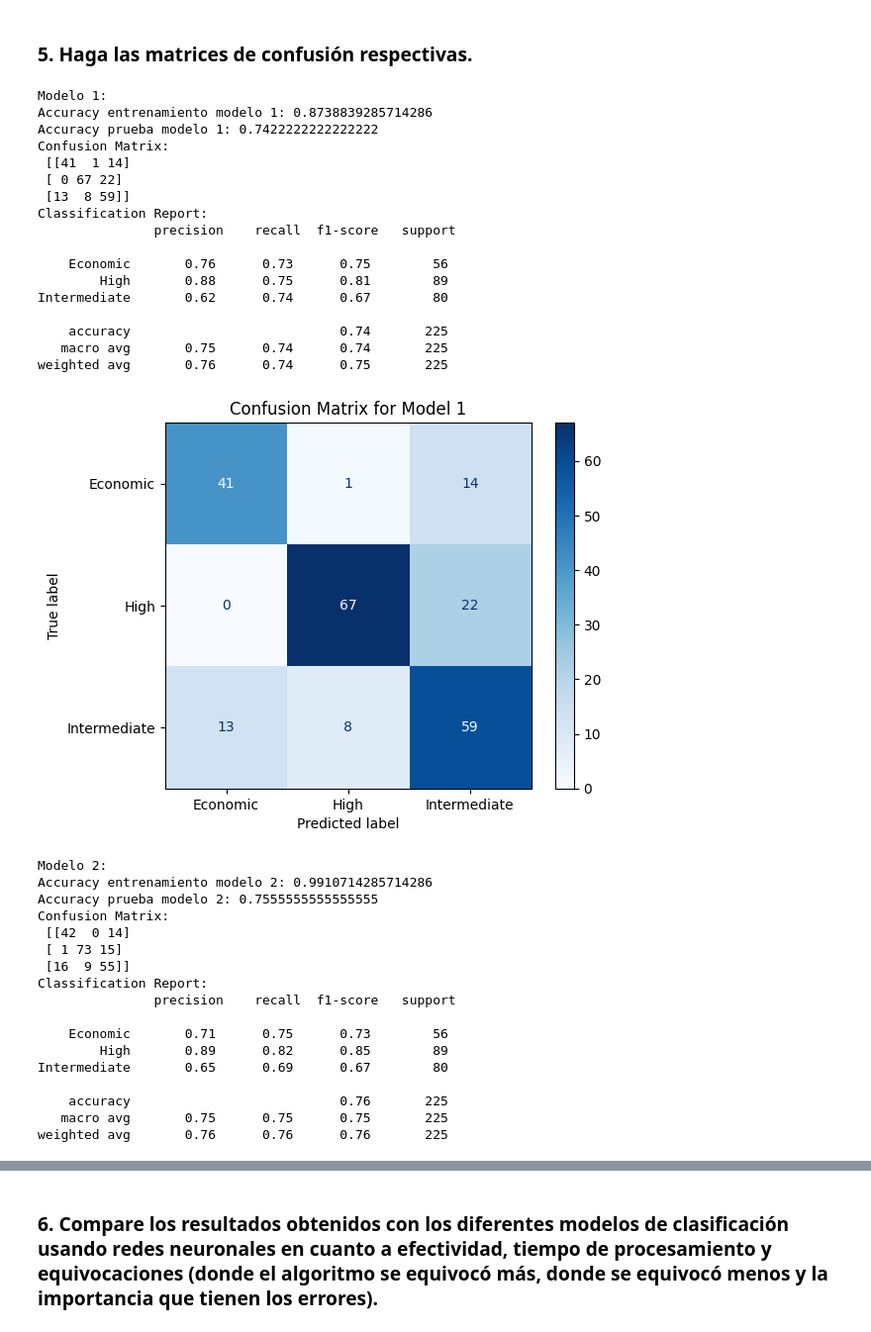
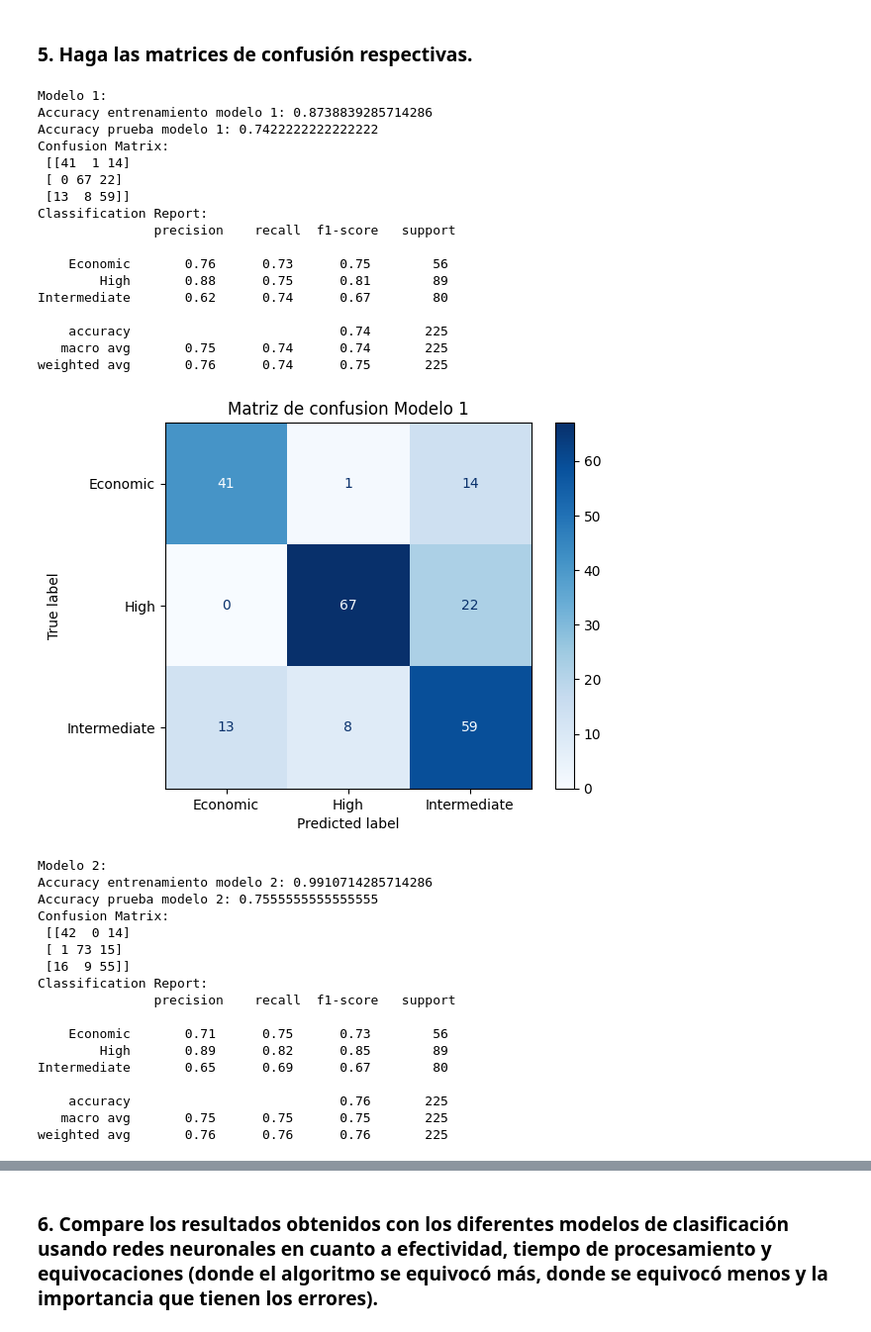
Before and after one commit to angelargd8/HTD9-MDD, a Jupyter notebook: hdt9.ipynb, the cells around one changed output, grey strips where cells are left out. Shown at 99% size. Drawn from its saved outputs; the diff is of its cells as text; code cells hidden in the pictures.

```diff
--- a/hdt9.ipynb
+++ b/hdt9.ipynb
@@ -182,41 +182,41 @@ print("Classification Report:\n", classification_report(y_test, y_pred))
 cm = confusion_matrix(y_test, y_pred)
 disp = ConfusionMatrixDisplay(confusion_matrix=cm, display_labels=mlp.classes_)
 disp.plot(cmap='Blues')
-plt.title("Confusion Matrix for Model 1")
+plt.title("Matriz de confusion Modelo 1")
 plt.show()
 
 
 print("Modelo 2:")
 # print("Accuracy:", accuracy_score(y_test, y_pred2))
 print("Accuracy entrenamiento modelo 2:", accuracy_score(y_train, mlp2.predict(X_train)))
 print("Accuracy prueba modelo 2:", accuracy_score(y_test, mlp2.predict(X_test)))
 print("Confusion Matrix:\n", confusion_matrix(y_test, y_pred2))
 print("Classification Report:\n", classification_report(y_test, y_pred2))
 #matrix de confusion
 cm2 = confusion_matrix(y_test, y_pred2)
 disp2 = ConfusionMatrixDisplay(confusion_matrix=cm2, display_labels=mlp2.classes_)
 disp2.plot(cmap='Blues')
-plt.title("Confusion Matrix for Model 2")
+plt.title("Matriz de confusion Modelo 2")
 plt.show()
 # %% [output]
 Modelo 1:
 Accuracy entrenamiento modelo 1: 0.8738839285714286
 Accuracy prueba modelo 1: 0.7422222222222222
 Confusion Matrix:
  [[41  1 14]
  [ 0 67 22]
  [13  8 59]]
 Classification Report:
                precision    recall  f1-score   support
 
     Economic       0.76      0.73      0.75        56
         High       0.88      0.75      0.81        89
 Intermediate       0.62      0.74      0.67        80
 
     accuracy                           0.74       225
    macro avg       0.75      0.74      0.74       225
 weighted avg       0.76      0.74      0.75       225
-[figure, old version]
+[figure, new version]
 Modelo 2:
 Accuracy entrenamiento modelo 2: 0.9910714285714286
 Accuracy prueba modelo 2: 0.7555555555555555
```
Also changed, not shown: parts of 7 cells of this notebook.
